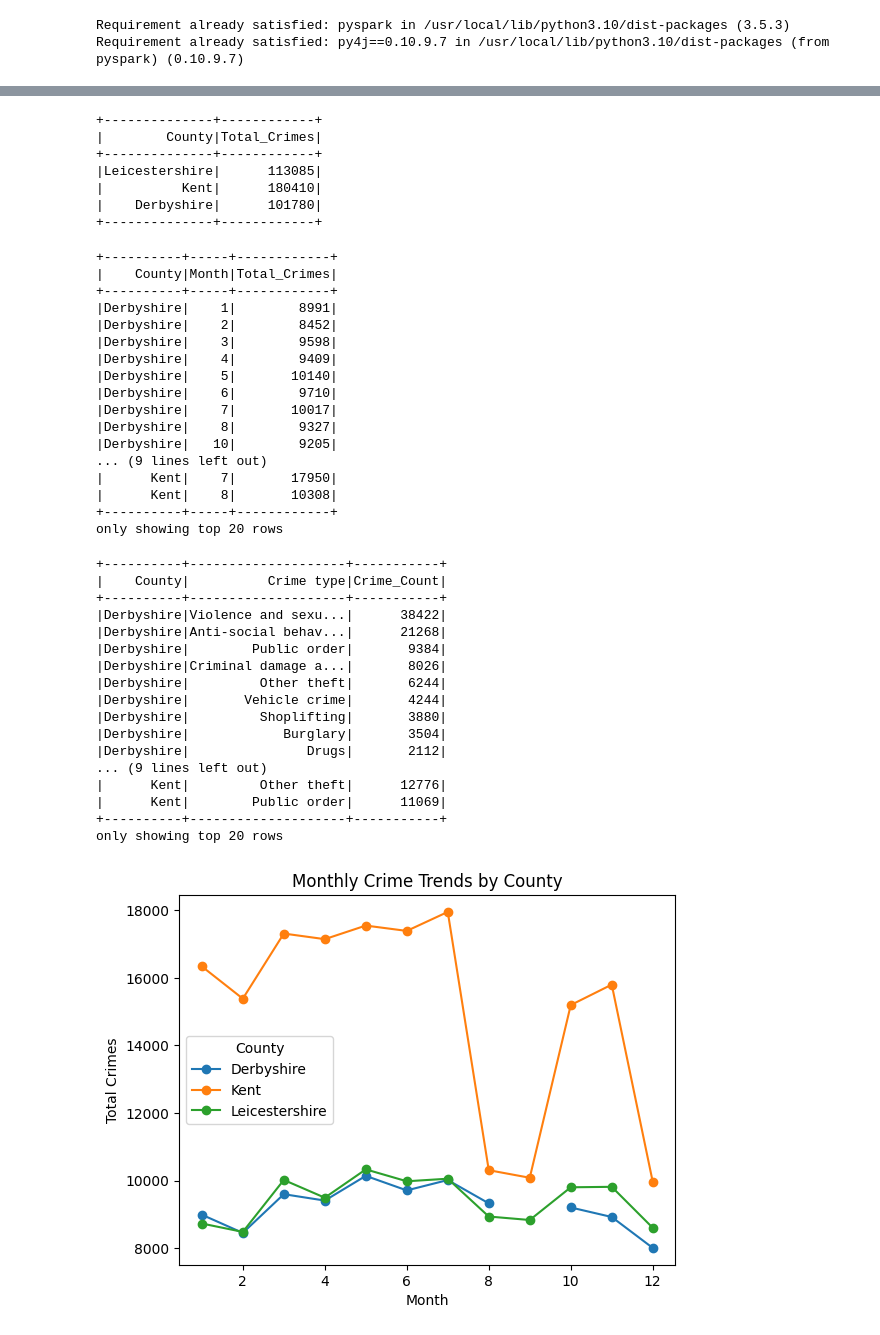
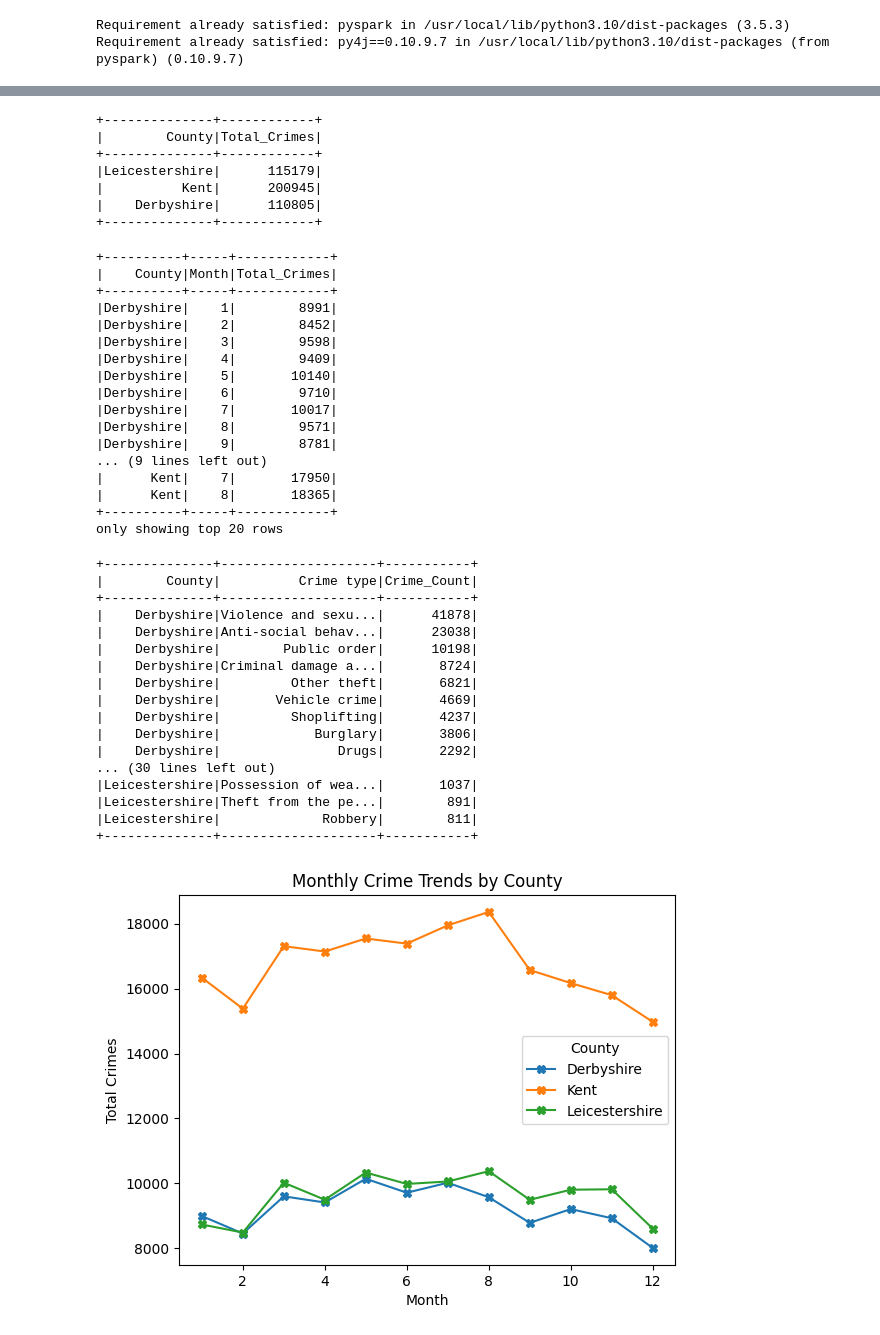
Before and after one commit to hchdhry/BDML, a Jupyter notebook: Untitled1.ipynb, the cells around one changed output, grey strips where cells are left out. Saved outputs shown, nothing was run; the diff lists cells and outputs as text; code cells hidden in the pictures.

```diff
--- a/Untitled1.ipynb
+++ b/Untitled1.ipynb
@@ -13,7 +12,7 @@ import seaborn as sns
 # %%
 spark = SparkSession.builder.appName("CrimeAnalysis").getOrCreate()
 # %%
-crime_data = spark.read.option("header", True).option("inferSchema", True).csv("/content/*.csv")
+crime_data = spark.read.option("header", True).option("inferSchema", True).csv("/content/CrimeData/*.csv")
 # %%
 from pyspark.sql.functions import input_file_name, when
 
@@ -58,9 +57,9 @@ total_crimes_by_county.show()
 +--------------+------------+
 |        County|Total_Crimes|
 +--------------+------------+
-|Leicestershire|      113085|
-|          Kent|      180410|
-|    Derbyshire|      101780|
+|Leicestershire|      115179|
+|          Kent|      200945|
+|    Derbyshire|      110805|
 +--------------+------------+
 # %%
 monthly_trends = spark.sql("""
@@ -81,11 +80,11 @@ monthly_trends.show()
 |Derbyshire|    5|       10140|
 |Derbyshire|    6|        9710|
 |Derbyshire|    7|       10017|
-|Derbyshire|    8|        9327|
-|Derbyshire|   10|        9205|
+|Derbyshire|    8|        9571|
+|Derbyshire|    9|        8781|
 ... (9 lines left out)
 |      Kent|    7|       17950|
-|      Kent|    8|       10308|
+|      Kent|    8|       18365|
 +----------+-----+------------+
 only showing top 20 rows
 # %%
@@ -95,40 +94,40 @@ crime_type_ranking = spark.sql("""
     GROUP BY County, `Crime type`
     ORDER BY County, Crime_Count DESC
 """)
-crime_type_ranking.show()
+crime_type_ranking.show(10000)
 # %% [output]
-+----------+--------------------+-----------+
-|    County|          Crime type|Crime_Count|
-+----------+--------------------+-----------+
-|Derbyshire|Violence and sexu...|      38422|
-|Derbyshire|Anti-social behav...|      21268|
-|Derbyshire|        Public order|       9384|
-|Derbyshire|Criminal damage a...|       8026|
-|Derbyshire|         Other theft|       6244|
-|Derbyshire|       Vehicle crime|       4244|
-|Derbyshire|         Shoplifting|       3880|
-|Derbyshire|            Burglary|       3504|
-|Derbyshire|               Drugs|       2112|
-... (9 lines left out)
-|      Kent|         Other theft|      12776|
-|      Kent|        Public order|      11069|
-+----------+--------------------+-----------+
-only showing top 20 rows
++--------------+--------------------+-----------+
+|        County|          Crime type|Crime_Count|
++--------------+--------------------+-----------+
+|    Derbyshire|Violence and sexu...|      41878|
+|    Derbyshire|Anti-social behav...|      23038|
+|    Derbyshire|        Public order|      10198|
+|    Derbyshire|Criminal damage a...|       8724|
+|    Derbyshire|         Other theft|       6821|
+|    Derbyshire|       Vehicle crime|       4669|
+|    Derbyshire|         Shoplifting|       4237|
+|    Derbyshire|            Burglary|       3806|
+|    Derbyshire|               Drugs|       2292|
+... (30 lines left out)
+|Leicestershire|Possession of wea...|       1037|
+|Leicestershire|Theft from the pe...|        891|
+|Leicestershire|             Robbery|        811|
++--------------+--------------------+-----------+
 # %%
 import pandas as pd
 import matplotlib.pyplot as plt
 
 monthly_trends_pd = monthly_trends.toPandas()
 monthly_trends_pivot = monthly_trends_pd.pivot(index='Month', columns='County', values='Total_Crimes')
 
-monthly_trends_pivot.plot(kind='line', marker='o')
+monthly_trends_pivot.plot(kind='line', marker='X')
 plt.title("Monthly Crime Trends by County")
 plt.xlabel("Month")
 plt.ylabel("Total Crimes")
 plt.legend(title='County')
 plt.show()
 # %% [output]
-[figure, old version]
+[figure, new version]
 # %%
 crime_type_ranking_pd = crime_type_ranking.toPandas()
 top_crime_types = crime_type_ranking_pd.groupby("County").head(10)  # Adjust number for most common crime types
```
Also changed, not shown: parts of 23 cells of this notebook.
